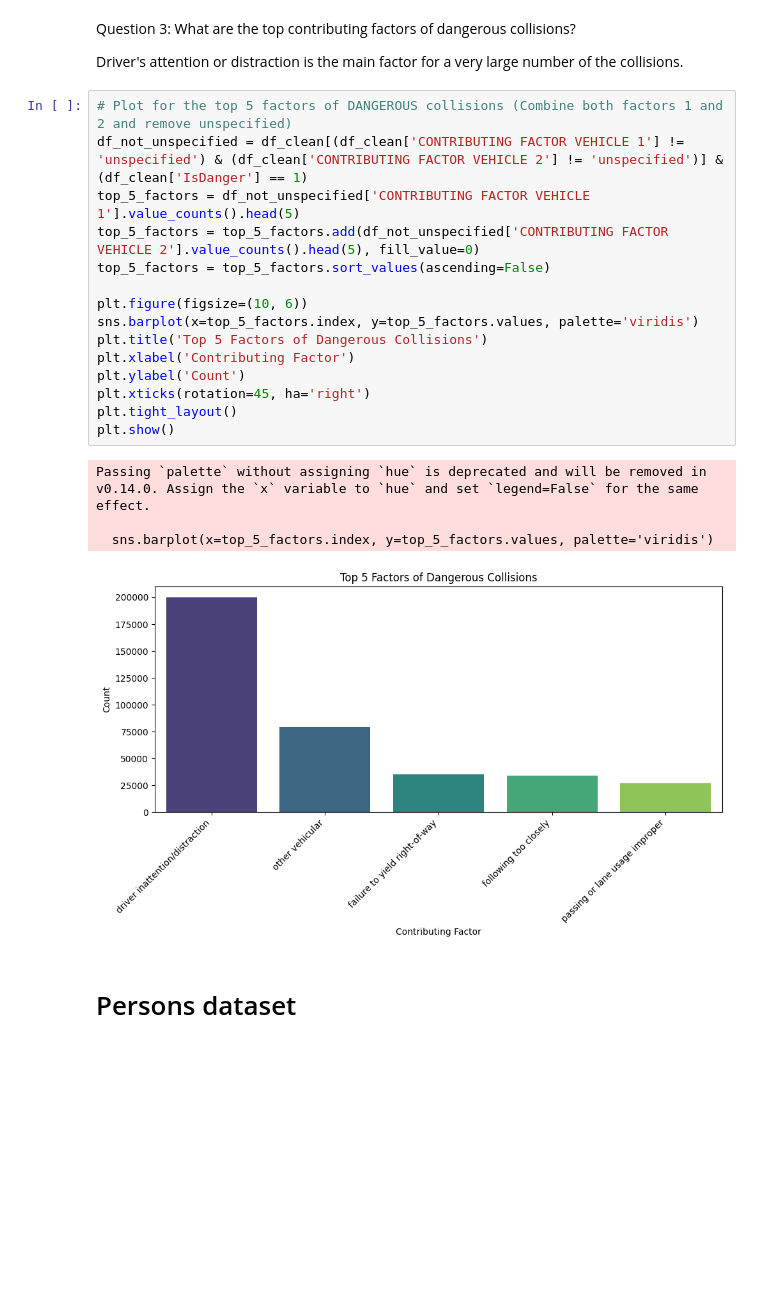
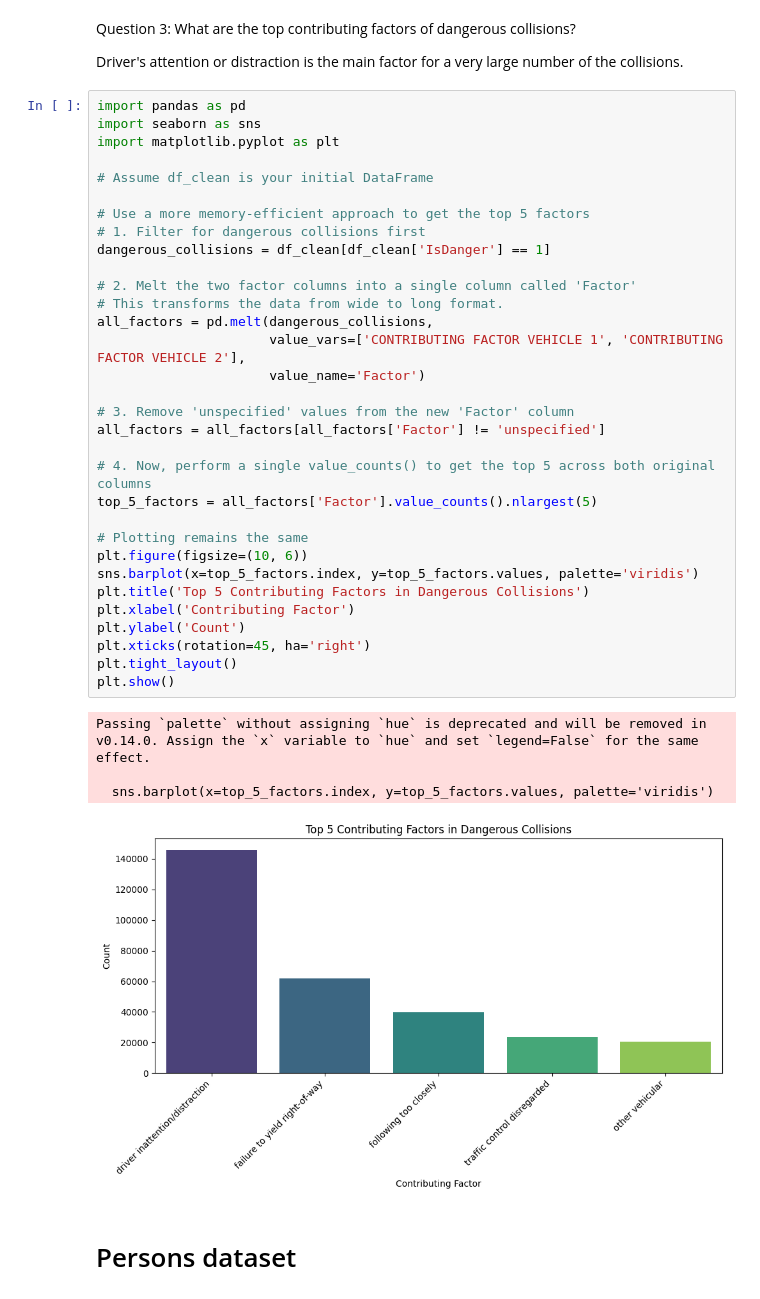
Before and after one commit to AmirBassemAdibAbdou/DataEngineering-Visualization, a Jupyter notebook: ProjectOneData&Vis.ipynb, the cells around one changed output. Cells and saved outputs as stored; diff of their text form; blank space fills up the shorter version.

```diff
--- a/ProjectOneData&Vis.ipynb
+++ b/ProjectOneData&Vis.ipynb
@@ -339,26 +337,43 @@ Question 3:
 What are the top contributing factors of dangerous collisions?
 
 Driver's attention or distraction is the main factor for a very large number of the collisions.
-# %%
-# Plot for the top 5 factors of DANGEROUS collisions (Combine both factors 1 and 2 and remove unspecified)
-df_not_unspecified = df_clean[(df_clean['CONTRIBUTING FACTOR VEHICLE 1'] != 'unspecified') & (df_clean['CONTRIBUTING FACTOR VEHICLE 2'] != 'unspecified')] & (df_clean['IsDanger'] == 1)
-top_5_factors = df_not_unspecified['CONTRIBUTING FACTOR VEHICLE 1'].value_counts().head(5)
-top_5_factors = top_5_factors.add(df_not_unspecified['CONTRIBUTING FACTOR VEHICLE 2'].value_counts().head(5), fill_value=0)
-top_5_factors = top_5_factors.sort_values(ascending=False)
-
-plt.figure(figsize=(10, 6))
-sns.barplot(x=top_5_factors.index, y=top_5_factors.values, palette='viridis')
-plt.title('Top 5 Factors of Dangerous Collisions')
-plt.xlabel('Contributing Factor')
-plt.ylabel('Count')
-plt.xticks(rotation=45, ha='right')
-plt.tight_layout()
-plt.show()
-# %% [output]
-Passing `palette` without assigning `hue` is deprecated and will be removed in v0.14.0. Assign the `x` variable to `hue` and set `legend=False` for the same effect.
-
-  sns.barplot(x=top_5_factors.index, y=top_5_factors.values, palette='viridis')
-[figure, removed]
+# %%
+import pandas as pd
+import seaborn as sns
+import matplotlib.pyplot as plt
+
+# Assume df_clean is your initial DataFrame
+
+# Use a more memory-efficient approach to get the top 5 factors
+# 1. Filter for dangerous collisions first
+dangerous_collisions = df_clean[df_clean['IsDanger'] == 1]
+
+# 2. Melt the two factor columns into a single column called 'Factor'
+# This transforms the data from wide to long format.
+all_factors = pd.melt(dangerous_collisions,
+                      value_vars=['CONTRIBUTING FACTOR VEHICLE 1', 'CONTRIBUTING FACTOR VEHICLE 2'],
+                      value_name='Factor')
+
+# 3. Remove 'unspecified' values from the new 'Factor' column
+all_factors = all_factors[all_factors['Factor'] != 'unspecified']
+
+# 4. Now, perform a single value_counts() to get the top 5 across both original columns
+top_5_factors = all_factors['Factor'].value_counts().nlargest(5)
+
+# Plotting remains the same
+plt.figure(figsize=(10, 6))
+sns.barplot(x=top_5_factors.index, y=top_5_factors.values, palette='viridis')
+plt.title('Top 5 Contributing Factors in Dangerous Collisions')
+plt.xlabel('Contributing Factor')
+plt.ylabel('Count')
+plt.xticks(rotation=45, ha='right')
+plt.tight_layout()
+plt.show()
+# %% [output]
+Passing `palette` without assigning `hue` is deprecated and will be removed in v0.14.0. Assign the `x` variable to `hue` and set `legend=False` for the same effect.
+
+  sns.barplot(x=top_5_factors.index, y=top_5_factors.values, palette='viridis')
+[figure, added]
 # %% [markdown]
 # Persons dataset
 # %%
```
Also changed, not shown: parts of 29 cells of this notebook, 1 other file.
